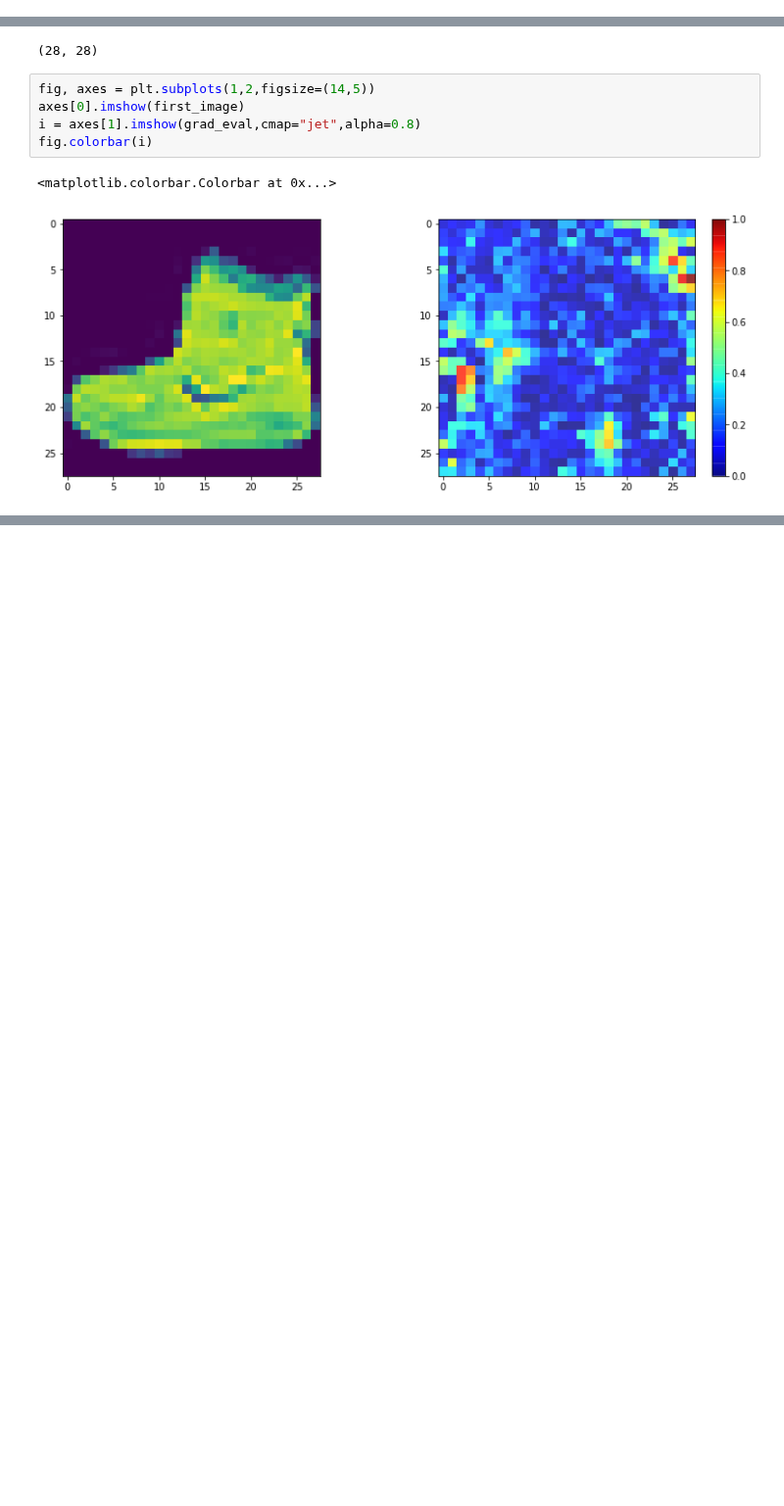
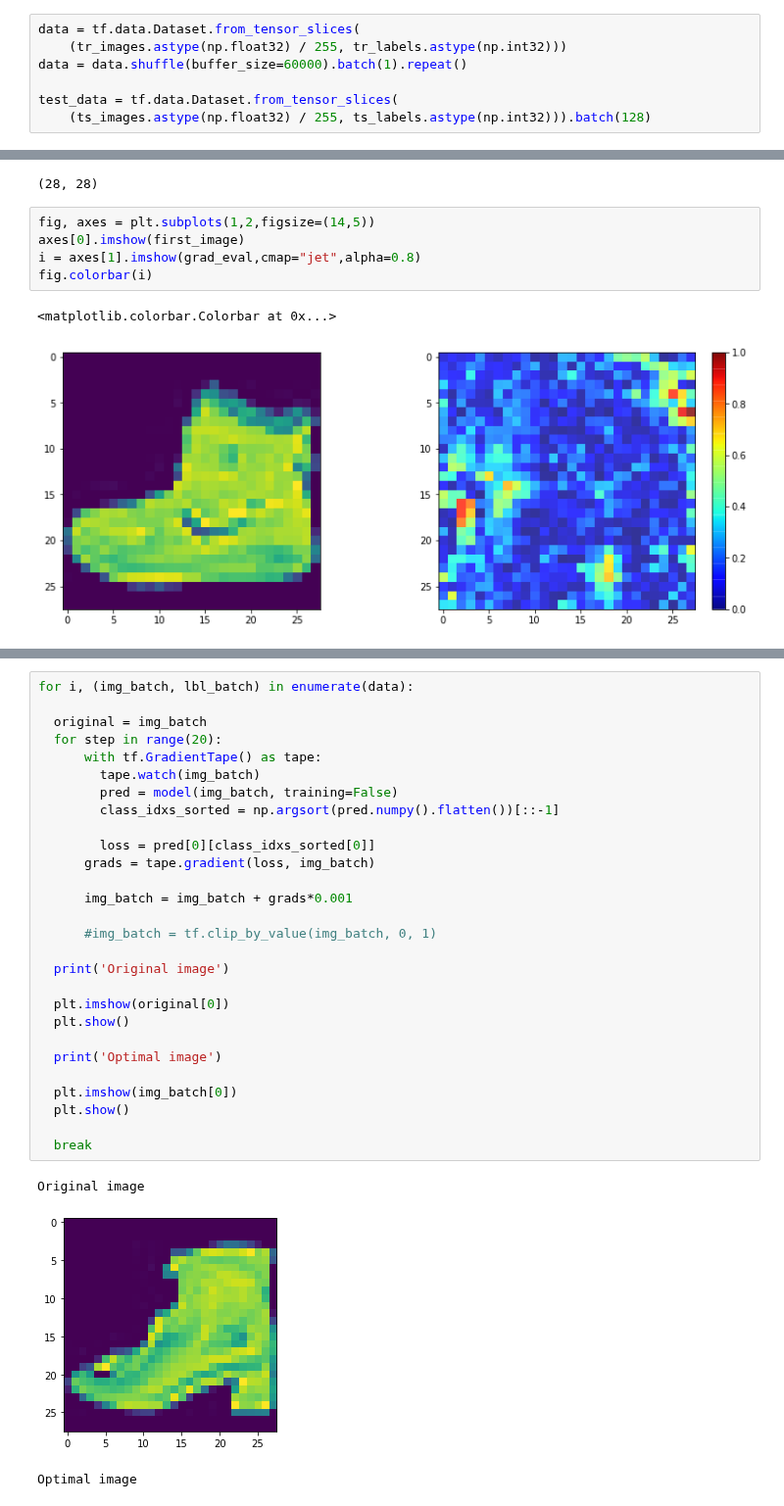
Before and after one commit to BlackCurrantDS/DeepLearning, a Jupyter notebook: IDL_Assignment11_based_on9.ipynb, the cells around one changed output, grey strips where cells are left out. Shown at 98% size. Drawn from its saved outputs; the diff is of its cells as text; blank space fills up the shorter version.

```diff
--- a/IDL_Assignment11_based_on9.ipynb
+++ b/IDL_Assignment11_based_on9.ipynb
@@ -104,6 +104,13 @@ Test accuracy: 0.8855000138282776
 fashion_mnist = tf.keras.datasets.fashion_mnist
 
 (tr_images, tr_labels), (ts_images, ts_labels) = fashion_mnist.load_data()
+# %%
+data = tf.data.Dataset.from_tensor_slices(
+    (tr_images.astype(np.float32) / 255, tr_labels.astype(np.int32)))
+data = data.shuffle(buffer_size=60000).batch(1).repeat()
+
+test_data = tf.data.Dataset.from_tensor_slices(
+    (ts_images.astype(np.float32) / 255, ts_labels.astype(np.int32))).batch(128)
 # %%
 first_image = tr_images[0]
 label=class_names[tr_labels[0]]
@@ -169,0 +189,32 @@ fig.colorbar(i)
+# %%
+for i, (img_batch, lbl_batch) in enumerate(data):
+
+  original = img_batch
+  for step in range(20):
+      with tf.GradientTape() as tape:
+        tape.watch(img_batch)
+        pred = model(img_batch, training=False)
+        class_idxs_sorted = np.argsort(pred.numpy().flatten())[::-1]
+
+        loss = pred[0][class_idxs_sorted[0]]
+      grads = tape.gradient(loss, img_batch)
+
+      img_batch = img_batch + grads*0.001
+
+      #img_batch = tf.clip_by_value(img_batch, 0, 1)
+
+  print('Original image')
+
+  plt.imshow(original[0])
+  plt.show()
+
+  print('Optimal image')
+
+  plt.imshow(img_batch[0])
+  plt.show()
+
+  break
+# %% [output]
+Original image
+[figure, added]
+Optimal image
```
Also changed, not shown: parts of 4 cells of this notebook.
